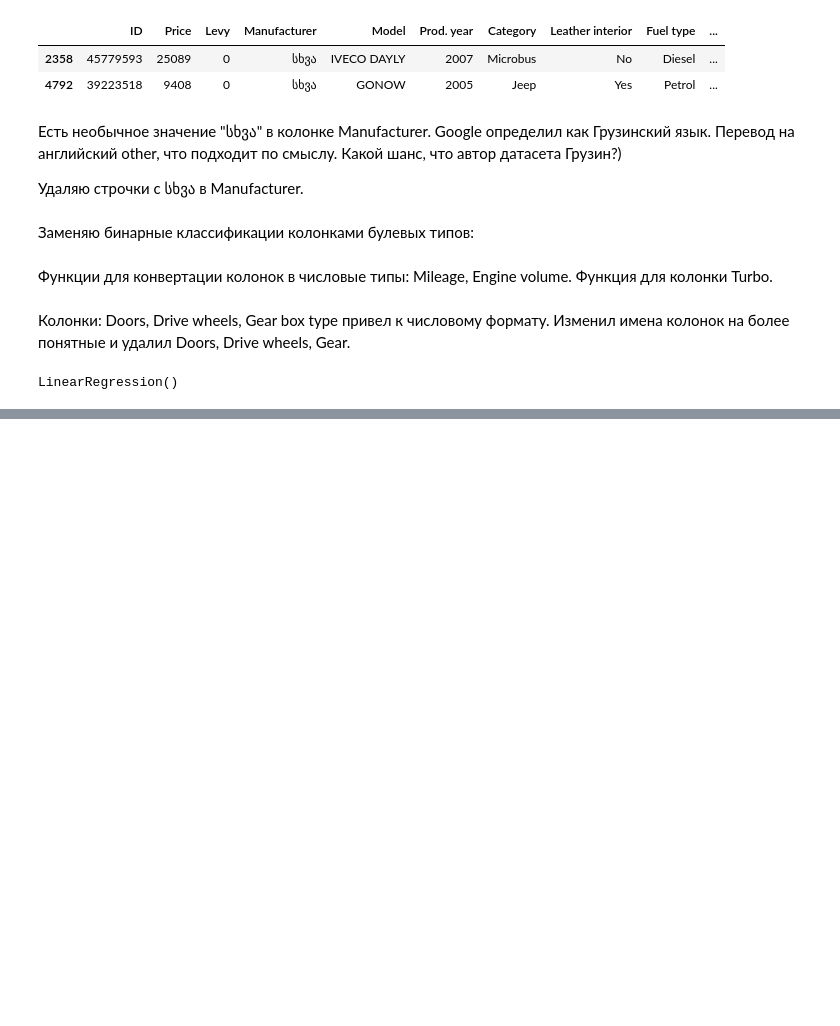
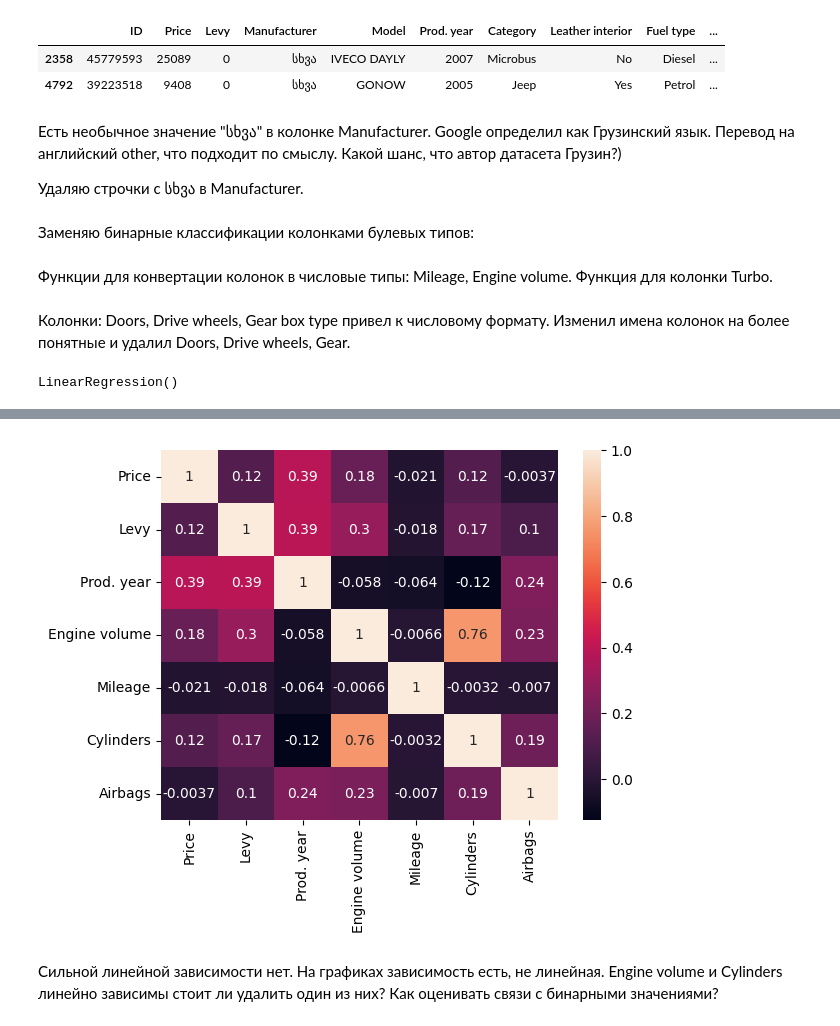
Before and after one commit to Paul-the-human/car_price_prediction, a Jupyter notebook: car_price_prediction.ipynb, the cells around one changed output, grey strips where cells are left out. Saved outputs shown, nothing was run; the diff lists cells and outputs as text; code cells hidden in the pictures; blank space fills up the shorter version.

```diff
--- a/car_price_prediction.ipynb
+++ b/car_price_prediction.ipynb
@@ -176,0 +371,8 @@ mean_squared_error(y_test, prediction)
+# %%
+sns.heatmap(df[["Price", "Levy", "Prod. year", "Engine volume", "Mileage", "Cylinders", "Airbags"]].corr(), annot=True);
+# %% [output]
+[figure, added]
+# %% [markdown]
+Сильной линейной зависимости нет. На графиках зависимость есть, не линейная.
+Engine volume и Сylinders линейно зависимы стоит ли удалить один из них?
+Как оценивать связи с бинарными значениями?
```
Also changed, not shown: parts of 31 cells of this notebook.
